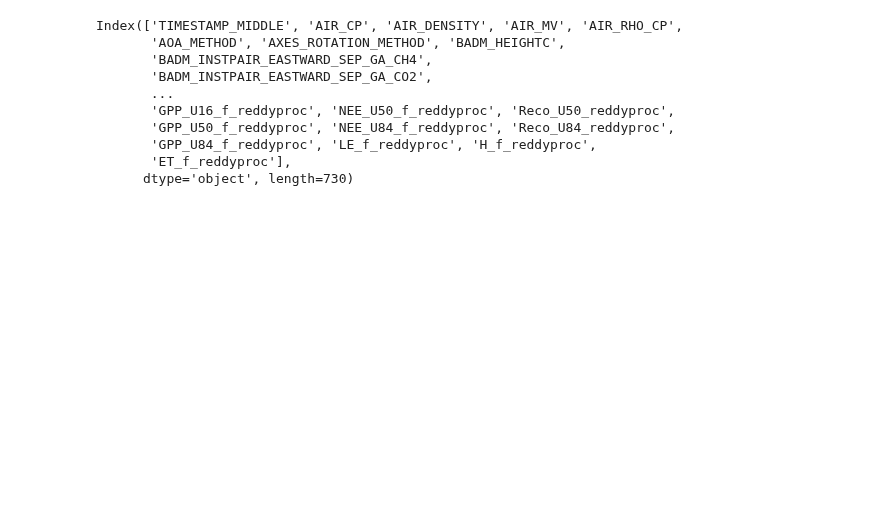
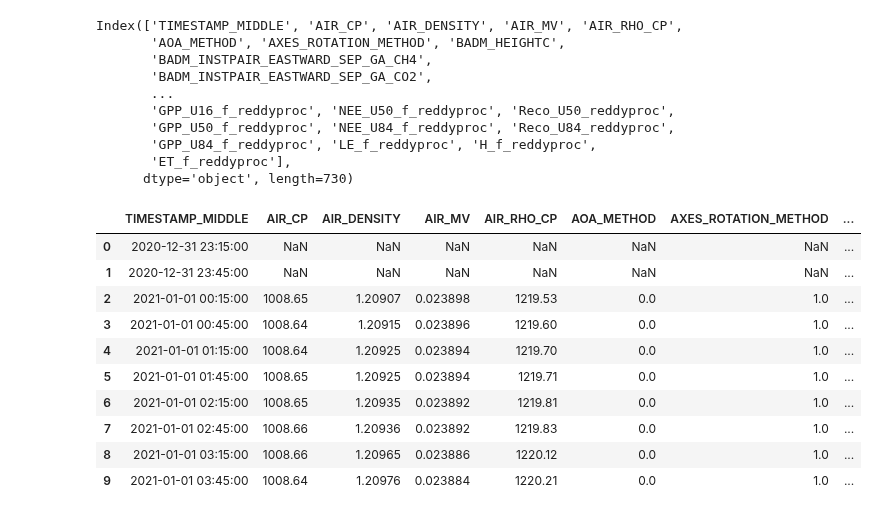
Before and after one commit to AndreasHiropedi/N2O_Emissions_Prediction, a Jupyter notebook: data_exploration_oesingen.ipynb, the cells around one changed output. Saved outputs shown, nothing was run; the diff lists cells and outputs as text; code cells hidden in the pictures; blank space fills up the shorter version.

```diff
--- a/data_exploration_oesingen.ipynb
+++ b/data_exploration_oesingen.ipynb
@@ -52,7 +69,7 @@ Index(['TIMESTAMP', 'TA', 'RH', 'PA', 'Rg', 'PREC', 'SWC_0.05', 'SWC_0.15',
 # %%
 # Oensingen 2021-23 dataset
-df_1 = pd.read_csv("datasets/Oensingen_2021-23.csv")
-df_1.columns
+df_2 = pd.read_csv("datasets/Oensingen_2021-23.csv")
+df_2.columns
 # %% [output]
 Index(['TIMESTAMP_MIDDLE', 'AIR_CP', 'AIR_DENSITY', 'AIR_MV', 'AIR_RHO_CP',
        'AOA_METHOD', 'AXES_ROTATION_METHOD', 'BADM_HEIGHTC',
@@ -64,3 +81,17 @@ Index(['TIMESTAMP_MIDDLE', 'AIR_CP', 'AIR_DENSITY', 'AIR_MV', 'AIR_RHO_CP',
        'GPP_U84_f_reddyproc', 'LE_f_reddyproc', 'H_f_reddyproc',
        'ET_f_reddyproc'],
       dtype='object', length=730)
+# %%
+df_2.head(10)
+# %% [output]
+|  | TIMESTAMP_MIDDLE | AIR_CP | AIR_DENSITY | AIR_MV | AIR_RHO_CP | AOA_METHOD | AXES_ROTATION_METHOD | ... |
+| 0 | 2020-12-31 23:15:00 | NaN | NaN | NaN | NaN | NaN | NaN | ... |
+| 1 | 2020-12-31 23:45:00 | NaN | NaN | NaN | NaN | NaN | NaN | ... |
+| 2 | 2021-01-01 00:15:00 | 1008.65 | 1.20907 | 0.023898 | 1219.53 | 0.0 | 1.0 | ... |
+| 3 | 2021-01-01 00:45:00 | 1008.64 | 1.20915 | 0.023896 | 1219.60 | 0.0 | 1.0 | ... |
+| 4 | 2021-01-01 01:15:00 | 1008.64 | 1.20925 | 0.023894 | 1219.70 | 0.0 | 1.0 | ... |
+| 5 | 2021-01-01 01:45:00 | 1008.65 | 1.20925 | 0.023894 | 1219.71 | 0.0 | 1.0 | ... |
+| 6 | 2021-01-01 02:15:00 | 1008.65 | 1.20935 | 0.023892 | 1219.81 | 0.0 | 1.0 | ... |
+| 7 | 2021-01-01 02:45:00 | 1008.66 | 1.20936 | 0.023892 | 1219.83 | 0.0 | 1.0 | ... |
+| 8 | 2021-01-01 03:15:00 | 1008.66 | 1.20965 | 0.023886 | 1220.12 | 0.0 | 1.0 | ... |
+| 9 | 2021-01-01 03:45:00 | 1008.64 | 1.20976 | 0.023884 | 1220.21 | 0.0 | 1.0 | ... |
```
Also changed, not shown: parts of 4 cells of this notebook.
